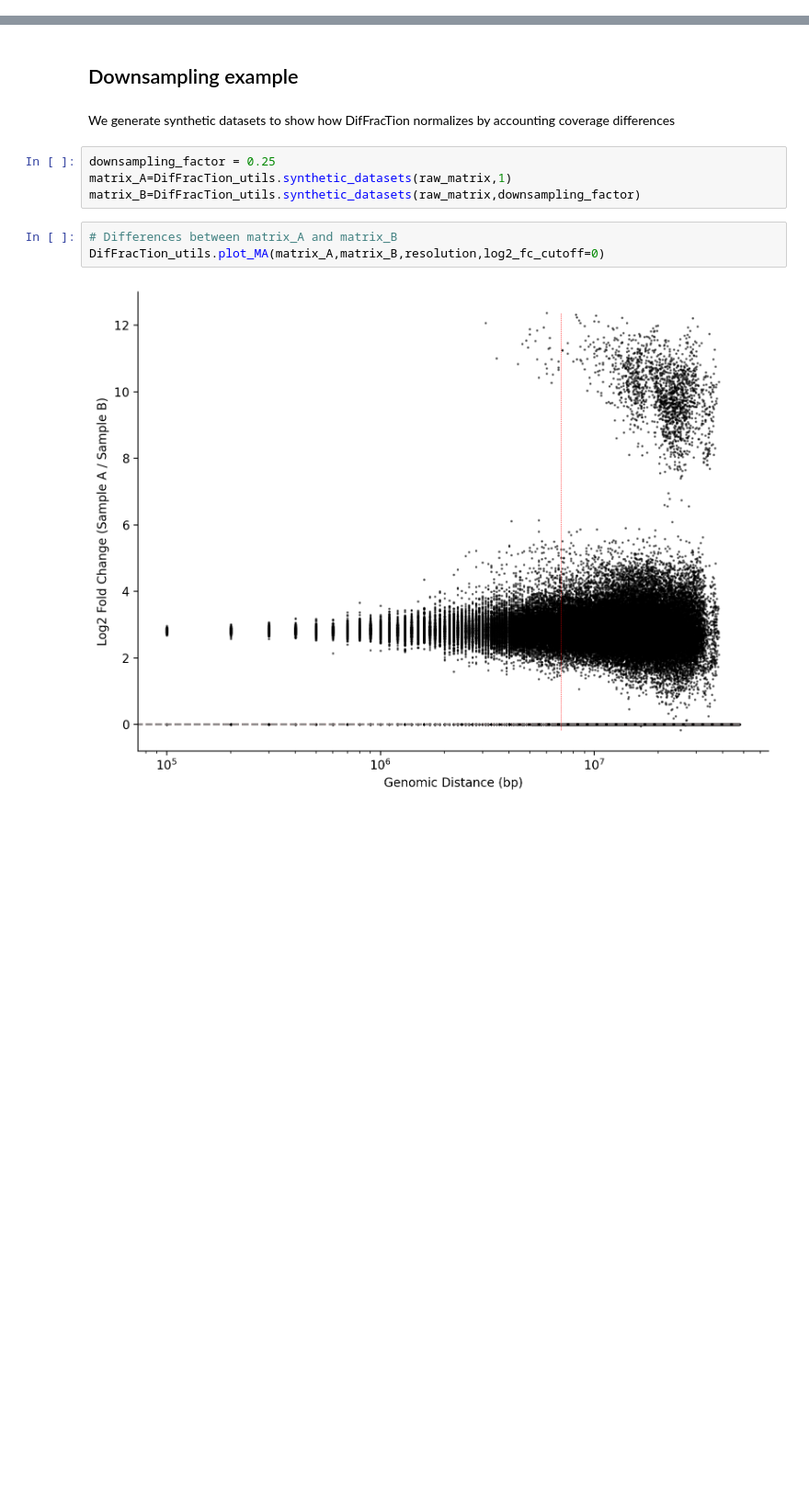
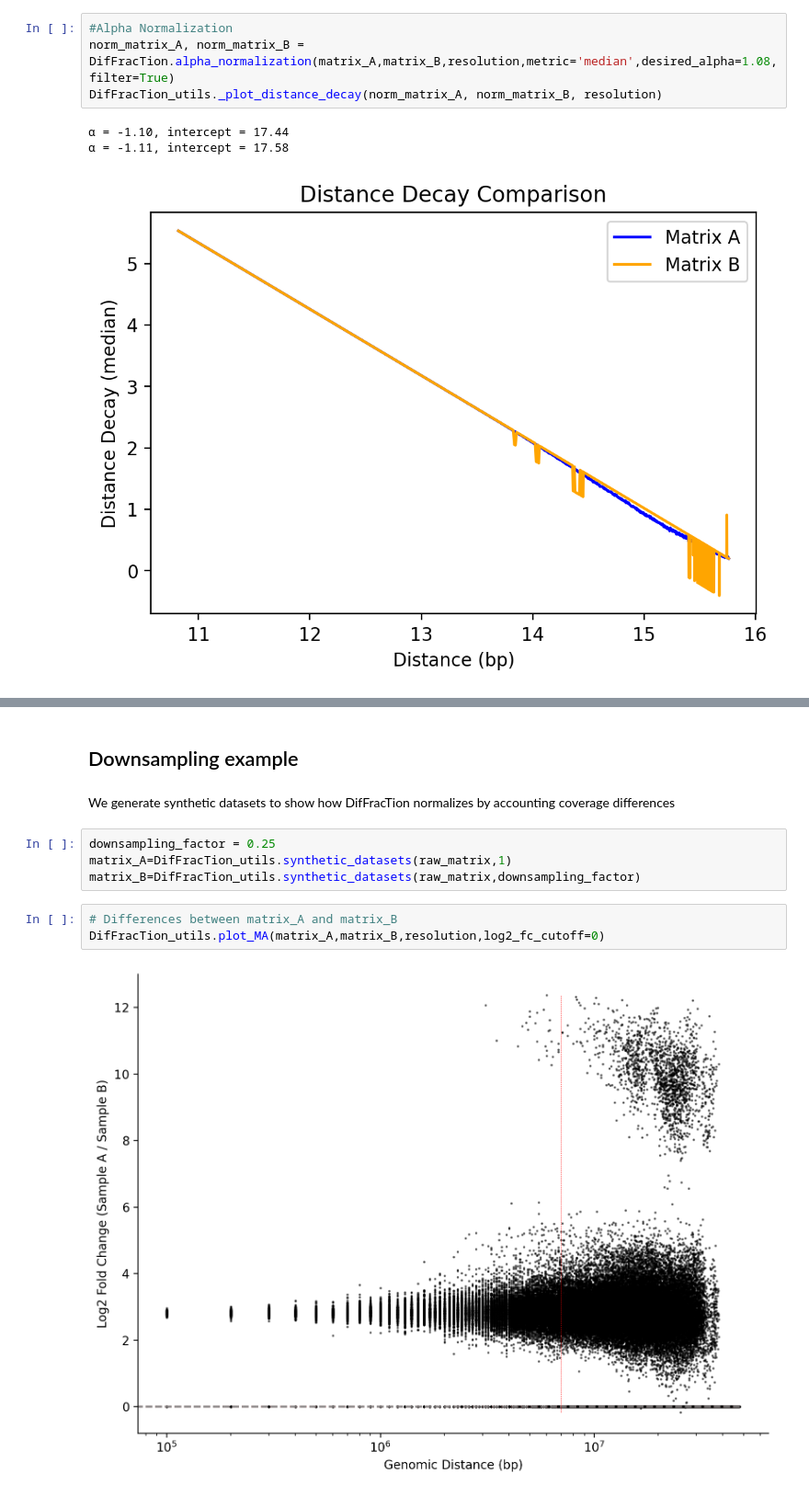
Before and after one commit to G2Lab/DifFracTion, a Jupyter notebook: DifFracTion_Tutorial.ipynb, the cells around one changed output, grey strips where cells are left out. Shown at 92% size. Cells and saved outputs as stored; diff of their text form; blank space fills up the shorter version.

```diff
--- a/DifFracTion_Tutorial.ipynb
+++ b/DifFracTion_Tutorial.ipynb
@@ -11,0 +29,8 @@ from diffraction import src as DifFracTion
+# %%
+#Alpha Normalization
+norm_matrix_A, norm_matrix_B = DifFracTion.alpha_normalization(matrix_A,matrix_B,resolution,metric='median',desired_alpha=1.08,filter=True)
+DifFracTion_utils._plot_distance_decay(norm_matrix_A, norm_matrix_B, resolution)
+# %% [output]
+α = -1.10, intercept = 17.44
+α = -1.11, intercept = 17.58
+[figure, added]
```
Also changed, not shown: parts of 11 cells of this notebook.
